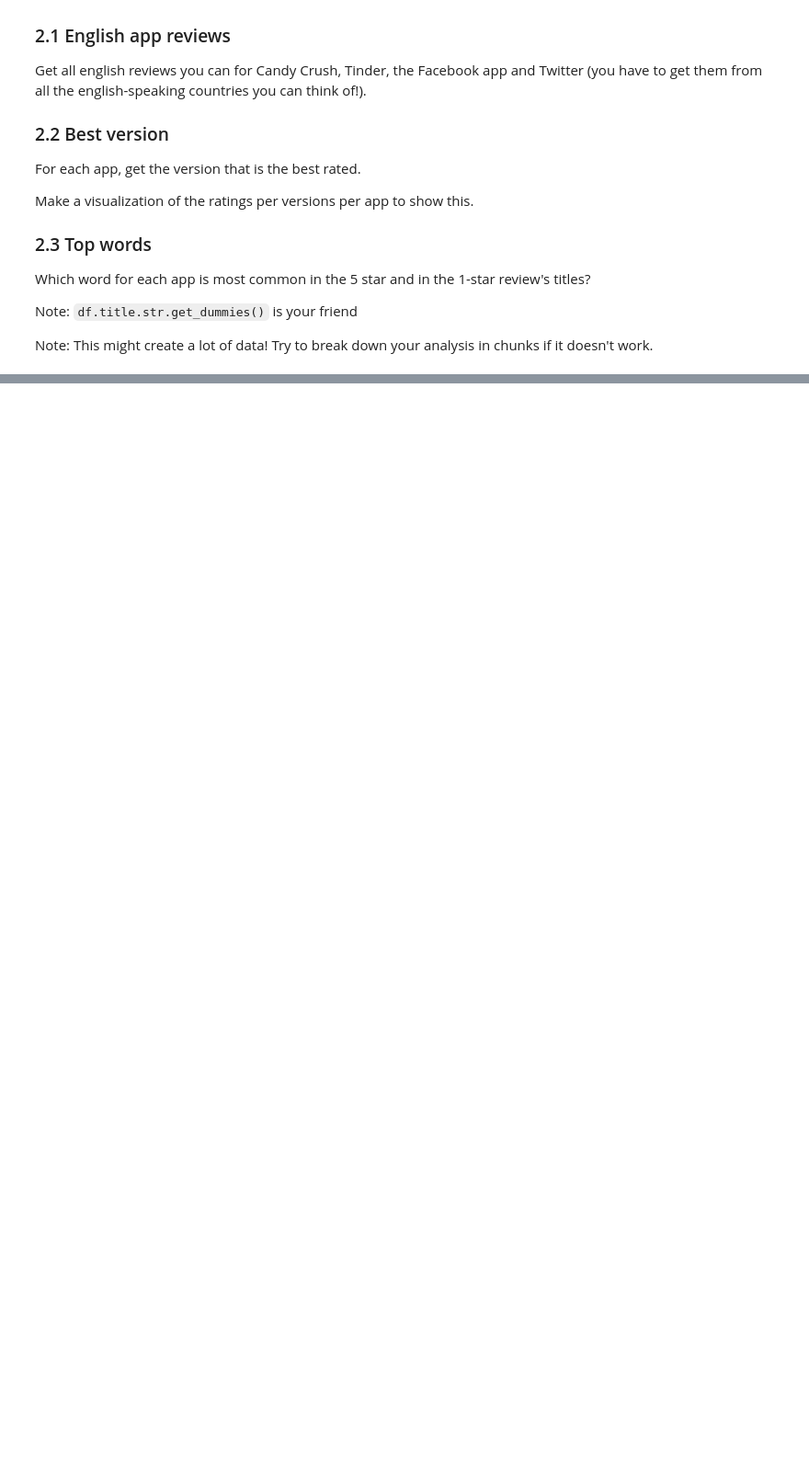
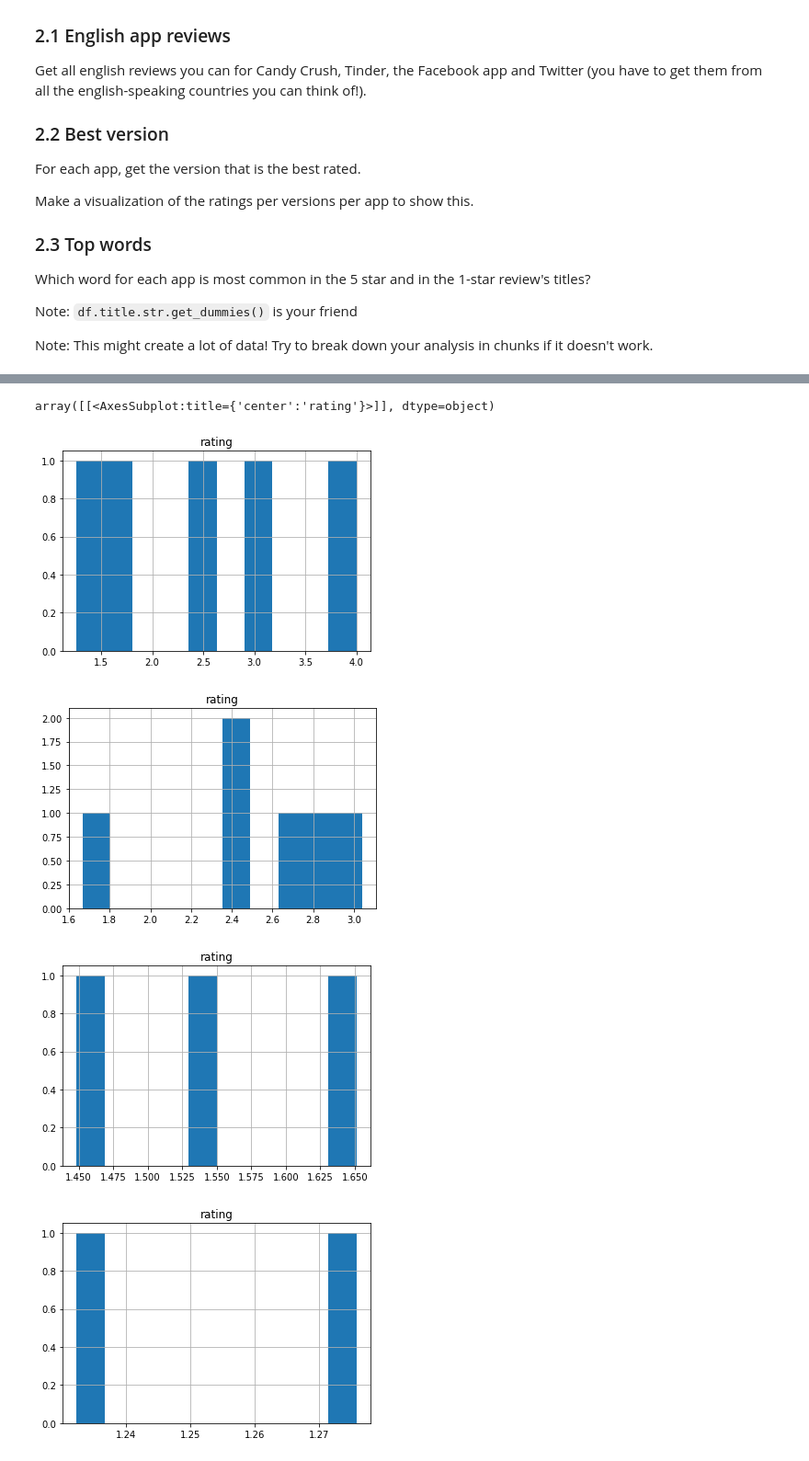
Before and after one commit to cb-ds-1/4-5-web-data, a Jupyter notebook: workshop.ipynb, the cells around one changed output, grey strips where cells are left out. Shown at 92% size. Drawn from its saved outputs; the diff is of its cells as text; code cells hidden in the pictures; blank space fills up the shorter version.

```diff
--- a/workshop.ipynb
+++ b/workshop.ipynb
@@ -57,0 +134,25 @@ Note: This might create a lot of data! Try to break down your analysis in chunks
+# %%
+#2-2
+ap = []
+co = ['us', 'gb', 'ca', 'au']
+apps = [553834731,547702041,284882215,333903271]
+pp = 1
+for c in co:
+    pp = 1
+    for app in apps:
+        try:
+            #print(f'page number: {pp}')
+            r = requests.get(f"https://itunes.apple.com/{c}/rss/customerreviews/id={app}/page={pp}/sortby=mostrecent/json")
+            cc = json.loads(r.content)
+            if r.status_code == 200:
+                for i in cc['feed']['entry']:
+                    row=[app,i['im:version']['label'],i['im:rating']['label']]
+                    ap.append(row)
+            pp += 1
+        except:
+            print('error')
+
+df = pd.DataFrame(ap)
+df.columns=['app_id','version','rating']
+# %%
+df.rating = df.rating.astype(int)
@@ -57,0 +175,5 @@ Note: This might create a lot of data! Try to break down your analysis in chunks
+# %%
+df1= df.groupby(['app_id' , 'version'],as_index=False).agg({'rating':'mean'}).sort_values('rating',ascending=False)
+
+#as_index=False
+# df.groupby('version').agg({'rating': 'mean'})
@@ -57,0 +191,18 @@ Note: This might create a lot of data! Try to break down your analysis in chunks
+# %%
+df2 =  df1.loc[df1.app_id==333903271]
+df2[['version','rating']].hist()
+
+df2 =  df1.loc[df1.app_id==553834731]
+df2[['version','rating']].hist()
+
+df2 =  df1.loc[df1.app_id==547702041]
+df2[['version','rating']].hist()
+
+df2 =  df1.loc[df1.app_id==284882215]
+df2[['version','rating']].hist()
+# %% [output]
+array([[<AxesSubplot:title={'center':'rating'}>]], dtype=object)
+[figure, added]
+[figure, added]
+[figure, added]
+[figure, added]
```
Also changed, not shown: parts of 14 cells of this notebook.
